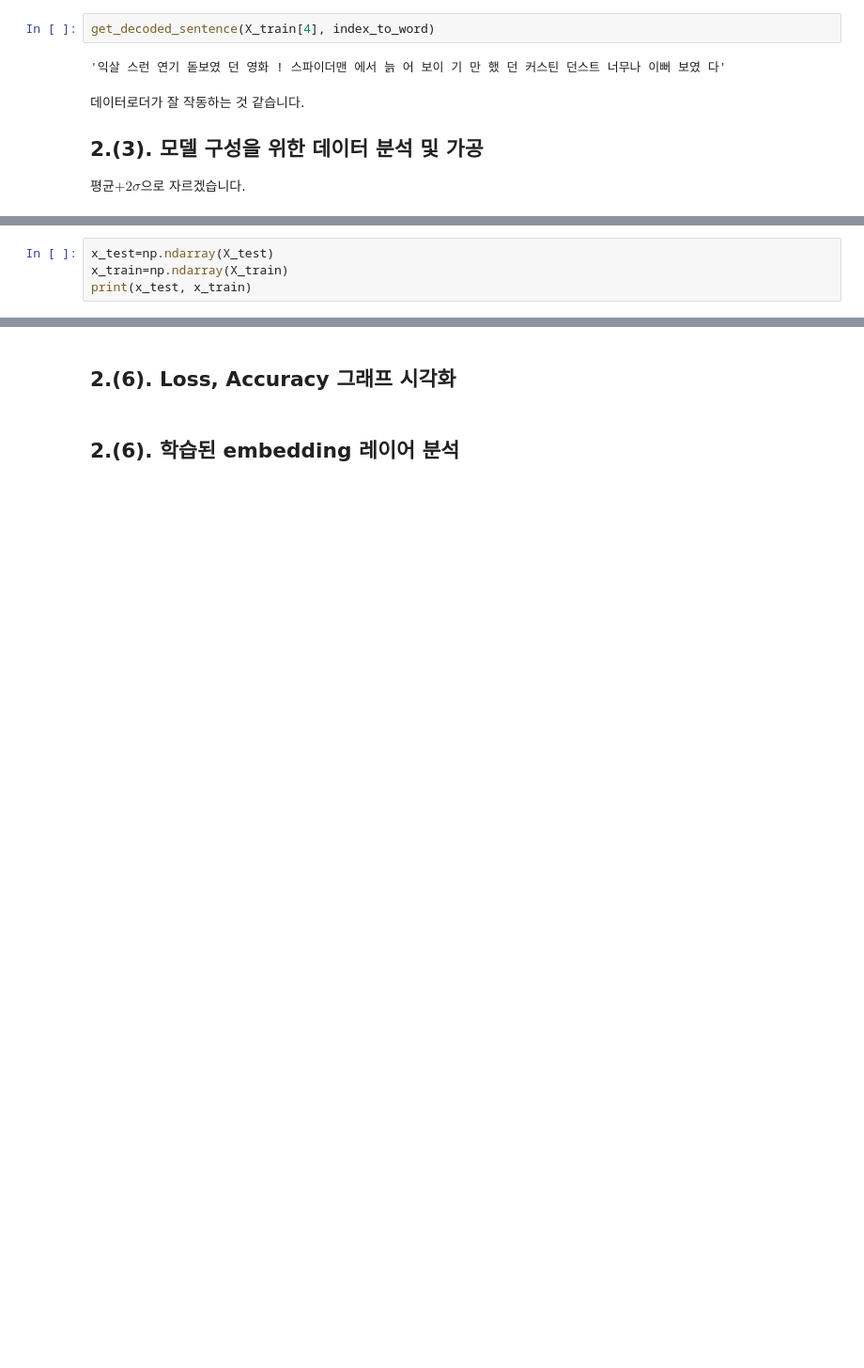
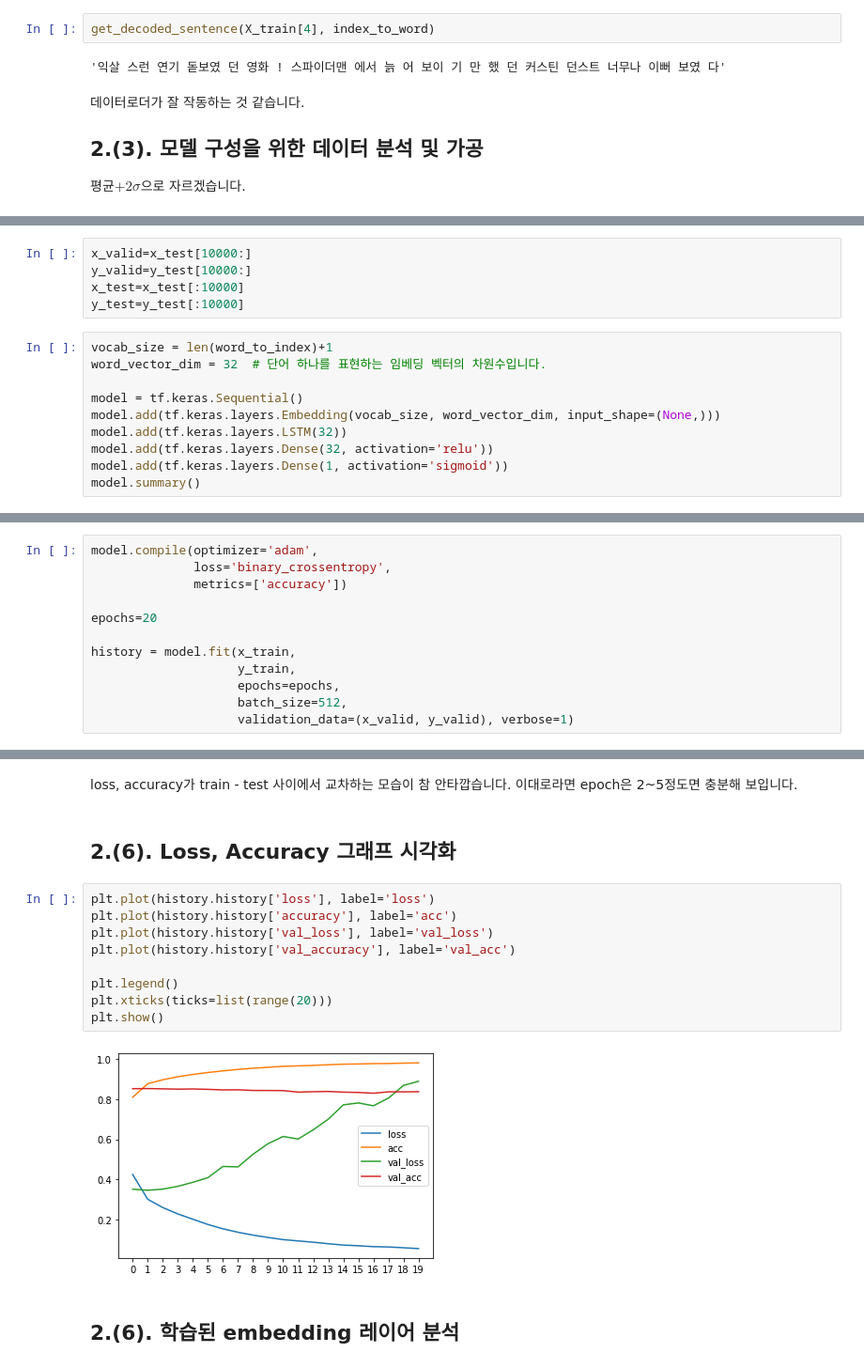
Before and after one commit to chhyyi/aiffel, a Jupyter notebook: LMS/EXP8_imdb_emotion_analysis.ipynb, the cells around one changed output, grey strips where cells are left out. Shown: that part at 94% size. Drawn from its saved outputs; the diff is of its cells as text; blank space fills up the shorter version.

```diff
--- a/LMS/EXP8_imdb_emotion_analysis.ipynb
+++ b/LMS/EXP8_imdb_emotion_analysis.ipynb
@@ -199,4 +198,0 @@ print(x_train.shape)
-# %%
-x_test=np.ndarray(X_test)
-x_train=np.ndarray(X_train)
-print(x_test, x_train)
@@ -206,0 +227,15 @@ ValueError: ignored
+# %%
+x_valid=x_test[10000:]
+y_valid=y_test[10000:]
+x_test=x_test[:10000]
+y_test=y_test[:10000]
+# %%
+vocab_size = len(word_to_index)+1
+word_vector_dim = 32  # 단어 하나를 표현하는 임베딩 벡터의 차원수입니다.
+
+model = tf.keras.Sequential()
+model.add(tf.keras.layers.Embedding(vocab_size, word_vector_dim, input_shape=(None,)))
+model.add(tf.keras.layers.LSTM(32))
+model.add(tf.keras.layers.Dense(32, activation='relu'))
+model.add(tf.keras.layers.Dense(1, activation='sigmoid'))
+model.summary()
@@ -208,0 +268,12 @@ ValueError: ignored
+# %%
+model.compile(optimizer='adam',
+              loss='binary_crossentropy',
+              metrics=['accuracy'])
+
+epochs=20
+
+history = model.fit(x_train,
+                    y_train,
+                    epochs=epochs,
+                    batch_size=512,
+                    validation_data=(x_valid, y_valid), verbose=1)
@@ -209,5 +304,18 @@ ValueError: ignored
+# %% [markdown]
+loss, accuracy가 train - test 사이에서 교차하는 모습이 참 안타깝습니다. 이대로라면 epoch은 2~5정도면 충분해 보입니다.
 # %% [markdown]
 ## 2.(6). Loss, Accuracy 그래프 시각화
+# %%
+plt.plot(history.history['loss'], label='loss')
+plt.plot(history.history['accuracy'], label='acc')
+plt.plot(history.history['val_loss'], label='val_loss')
+plt.plot(history.history['val_accuracy'], label='val_acc')
+
+plt.legend()
+plt.xticks(ticks=list(range(20)))
+plt.show()
+# %% [output]
+[figure, added]
 # %% [markdown]
 ## 2.(6). 학습된 embedding 레이어 분석
 # %% [markdown]
```
Also changed, not shown: parts of 14 cells of this notebook.
